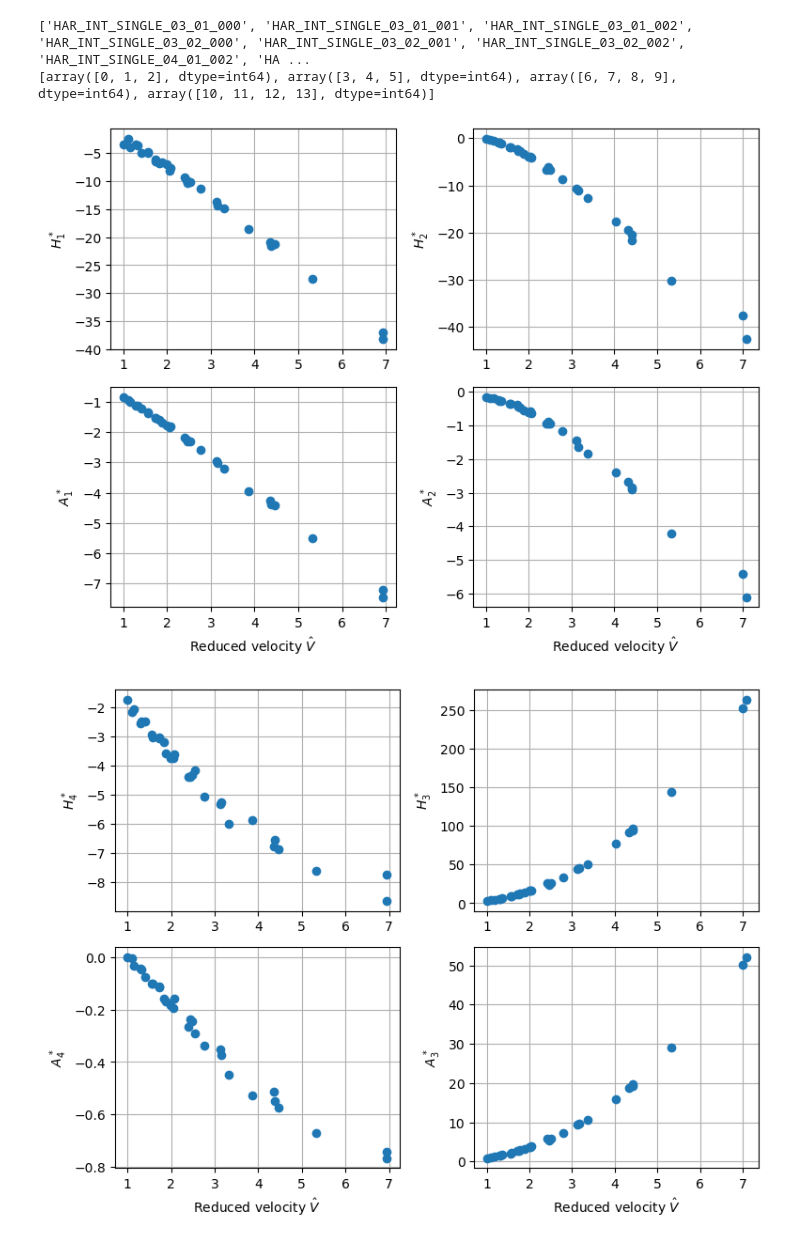
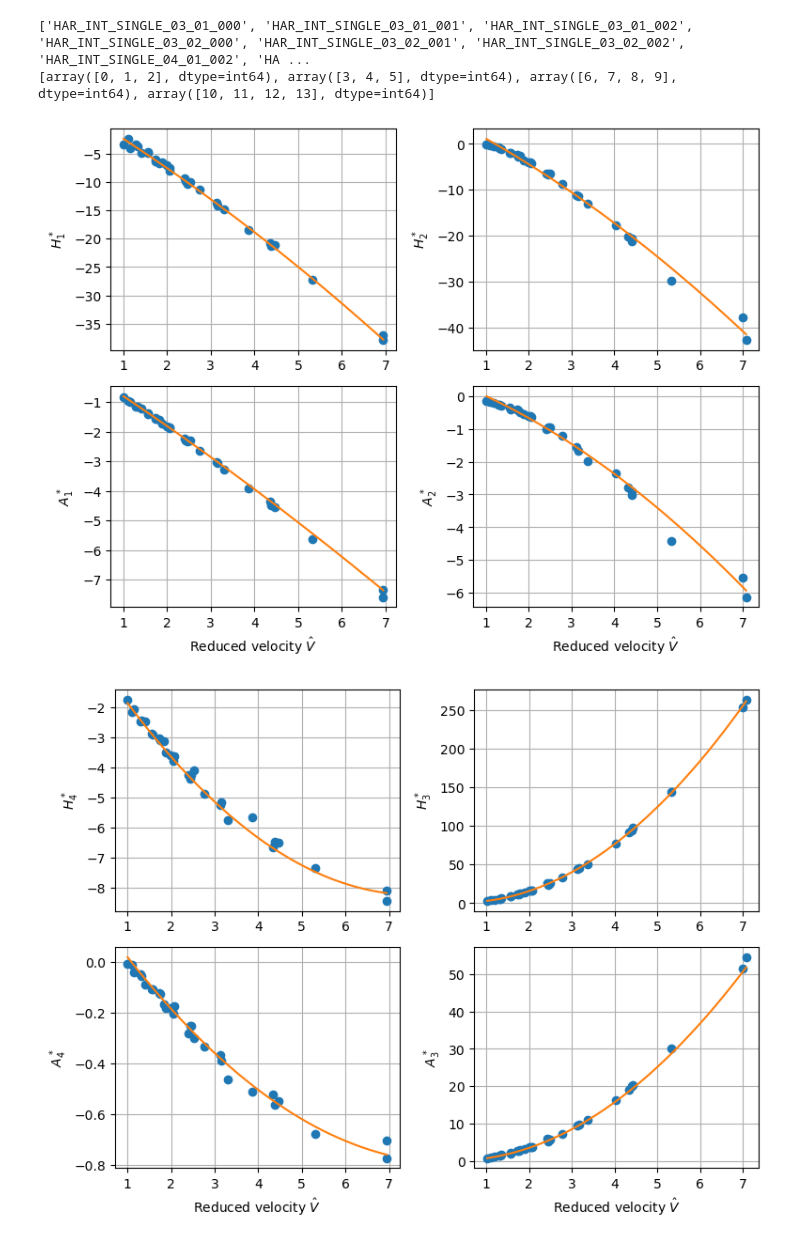
Before and after one commit to lineHRosland/FV_windtunnel_buffeting_flutter, a Jupyter notebook: HAR_INT/aerodynamic_derivatives_notebook.ipynb, the cells around one changed output. Drawn from its saved outputs; the diff is of its cells as text; code cells hidden in the pictures.

```diff
--- a/HAR_INT/aerodynamic_derivatives_notebook.ipynb
+++ b/HAR_INT/aerodynamic_derivatives_notebook.ipynb
@@ -49,38 +49,40 @@ fig_stiffness, _ = plt.subplots(2,2)
 
 all_ads = w3t.AerodynamicDerivatives2x2()
 
 for k1 in [0,1,2,3]:
     for k2 in range(len(tests_with_equal_motion[k1])-1):
         exp0 = exps[tests_with_equal_motion[k1][0]]
         exp1 = exps[tests_with_equal_motion[k1][k2+1]]
         exp0.filt_forces(6,5)
         exp1.filt_forces(6,5)
 
         #print("Experiment " + str(tests_with_equal_motion[k1][0]))
         #print(exp0.motion_type())
 
         ads, val, expf = w3t.AerodynamicDerivatives2x2.fromWTT(exp0,exp1,section_width,section_length_1)
         ads_list.append(ads)
         val_list.append(val)
         expf_list.append(expf)
         all_ads.append(ads)
 
         # plot measurements and predictions by ads
         #fig, _ = plt.subplots(4,2,sharex=True)
         #expf.plot_experiment(fig=fig)
         #val.plot_experiment(fig=fig)
 
         #ads.plot(fig_damping = fig_damping, fig_stiffness=fig_stiffness, mode='velocity')
 
-all_ads.plot(fig_damping = fig_damping, fig_stiffness=fig_stiffness)
 
+all_ads.plot(fig_damping = fig_damping, fig_stiffness=fig_stiffness, mode='total+poly', orders = np.ones(8,dtype=int)*2)
 
-file_path = ".\\Plots_AD\\"
-damping_path = os.path.join(file_path, 'AD_Single_damping.png')
-fig_damping.savefig(damping_path, bbox_inches="tight")
-stiffness_path = os.path.join(file_path, 'AD_Single_stiffness.png')
-fig_stiffness.savefig(stiffness_path, bbox_inches="tight")
+# all_ads.plot(fig_damping = fig_damping, fig_stiffness=fig_stiffness)
+
+# file_path = ".\\Plots_AD\\"
+# damping_path = os.path.join(file_path, 'AD_Single_damping.png')
+# fig_damping.savefig(damping_path, bbox_inches="tight")
+# stiffness_path = os.path.join(file_path, 'AD_Single_stiffness.png')
+# fig_stiffness.savefig(stiffness_path, bbox_inches="tight")
 plt.show()
 # %% [output]
-[figure, old version]
+[figure, new version]
-[figure, old version]
+[figure, new version]
```
Also changed, not shown: 36 other files.
